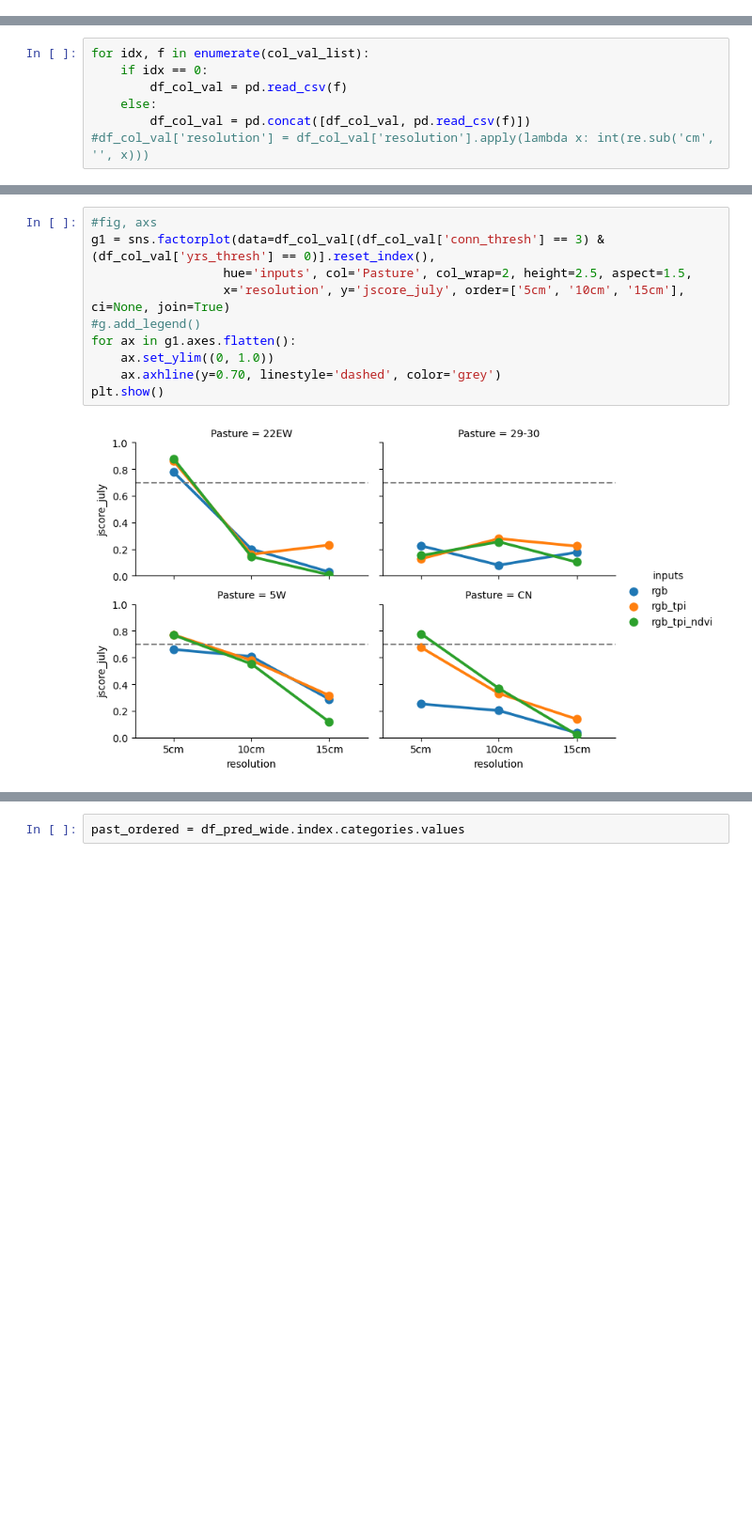
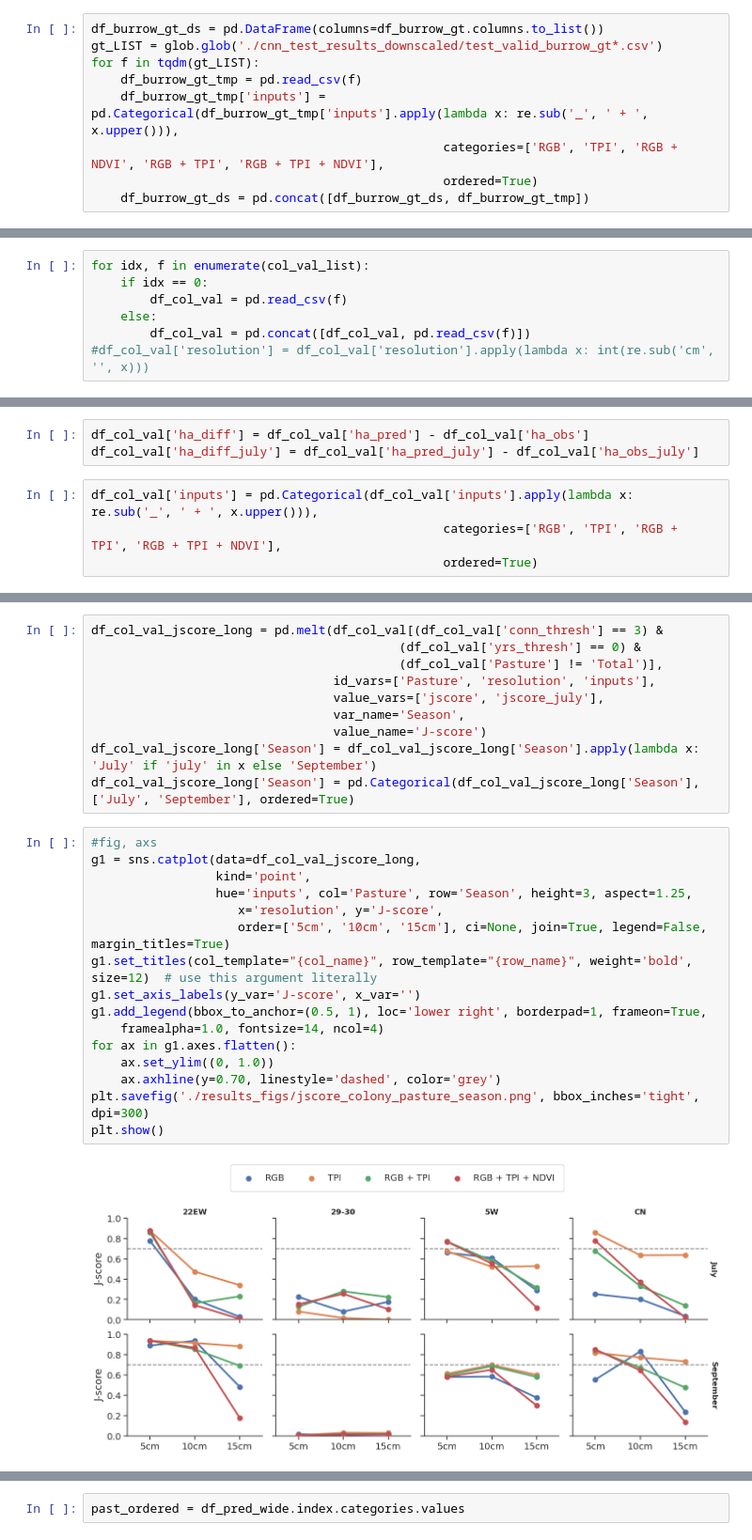
Before and after one commit to kearney-sp/cper_pdog, a Jupyter notebook: cnn_seg_results.ipynb, the cells around one changed output, grey strips where cells are left out. Shown at 94% size. Cells and saved outputs as stored; diff of their text form; blank space fills up the shorter version.

```diff
--- a/cnn_seg_results.ipynb
+++ b/cnn_seg_results.ipynb
@@ -384,0 +515,9 @@ plt.show()
+# %%
+df_burrow_gt_ds = pd.DataFrame(columns=df_burrow_gt.columns.to_list())
+gt_LIST = glob.glob('./cnn_test_results_downscaled/test_valid_burrow_gt*.csv')
+for f in tqdm(gt_LIST):
+    df_burrow_gt_tmp = pd.read_csv(f)
+    df_burrow_gt_tmp['inputs'] = pd.Categorical(df_burrow_gt_tmp['inputs'].apply(lambda x: re.sub('_', ' + ', x.upper())),
+                                                categories=['RGB', 'TPI', 'RGB + NDVI', 'RGB + TPI', 'RGB + TPI + NDVI'],
+                                                ordered=True)
+    df_burrow_gt_ds = pd.concat([df_burrow_gt_ds, df_burrow_gt_tmp])
@@ -413,0 +595,7 @@ df_col_val[(df_col_val['conn_thresh'] == 3) & (df_col_val['yrs_thresh'] == 0)].r
+# %%
+df_col_val['ha_diff'] = df_col_val['ha_pred'] - df_col_val['ha_obs']
+df_col_val['ha_diff_july'] = df_col_val['ha_pred_july'] - df_col_val['ha_obs_july']
+# %%
+df_col_val['inputs'] = pd.Categorical(df_col_val['inputs'].apply(lambda x: re.sub('_', ' + ', x.upper())),
+                                                categories=['RGB', 'TPI', 'RGB + TPI', 'RGB + TPI + NDVI'],
+                                                ordered=True)
@@ -414,12 +756,28 @@ df_col_val[(df_col_val['conn_thresh'] == 3) & (df_col_val['yrs_thresh'] == 0)].r
+# %%
+df_col_val_jscore_long = pd.melt(df_col_val[(df_col_val['conn_thresh'] == 3) &
+                                          (df_col_val['yrs_thresh'] == 0) &
+                                          (df_col_val['Pasture'] != 'Total')],
+                                 id_vars=['Pasture', 'resolution', 'inputs'],
+                                 value_vars=['jscore', 'jscore_july'],
+                                 var_name='Season',
+                                 value_name='J-score')
+df_col_val_jscore_long['Season'] = df_col_val_jscore_long['Season'].apply(lambda x: 'July' if 'july' in x else 'September')
+df_col_val_jscore_long['Season'] = pd.Categorical(df_col_val_jscore_long['Season'], ['July', 'September'], ordered=True)
 # %%
 #fig, axs
-g1 = sns.factorplot(data=df_col_val[(df_col_val['conn_thresh'] == 3) & (df_col_val['yrs_thresh'] == 0)].reset_index(),
-                  hue='inputs', col='Pasture', col_wrap=2, height=2.5, aspect=1.5,
-                  x='resolution', y='jscore_july', order=['5cm', '10cm', '15cm'], ci=None, join=True)
-#g.add_legend()
+g1 = sns.catplot(data=df_col_val_jscore_long,
+                 kind='point',
+                 hue='inputs', col='Pasture', row='Season', height=3, aspect=1.25,
+                    x='resolution', y='J-score',
+                    order=['5cm', '10cm', '15cm'], ci=None, join=True, legend=False, margin_titles=True)
+g1.set_titles(col_template="{col_name}", row_template="{row_name}", weight='bold', size=12)  # use this argument literally
+g1.set_axis_labels(y_var='J-score', x_var='')
+g1.add_legend(bbox_to_anchor=(0.5, 1), loc='lower right', borderpad=1, frameon=True,
+    framealpha=1.0, fontsize=14, ncol=4)
 for ax in g1.axes.flatten():
     ax.set_ylim((0, 1.0))
     ax.axhline(y=0.70, linestyle='dashed', color='grey')
+plt.savefig('./results_figs/jscore_colony_pasture_season.png', bbox_inches='tight', dpi=300)
 plt.show()
 # %% [output]
-[figure, old version]
+[figure, new version]
```
Also changed, not shown: parts of 94 cells of this notebook, 26 other files.
